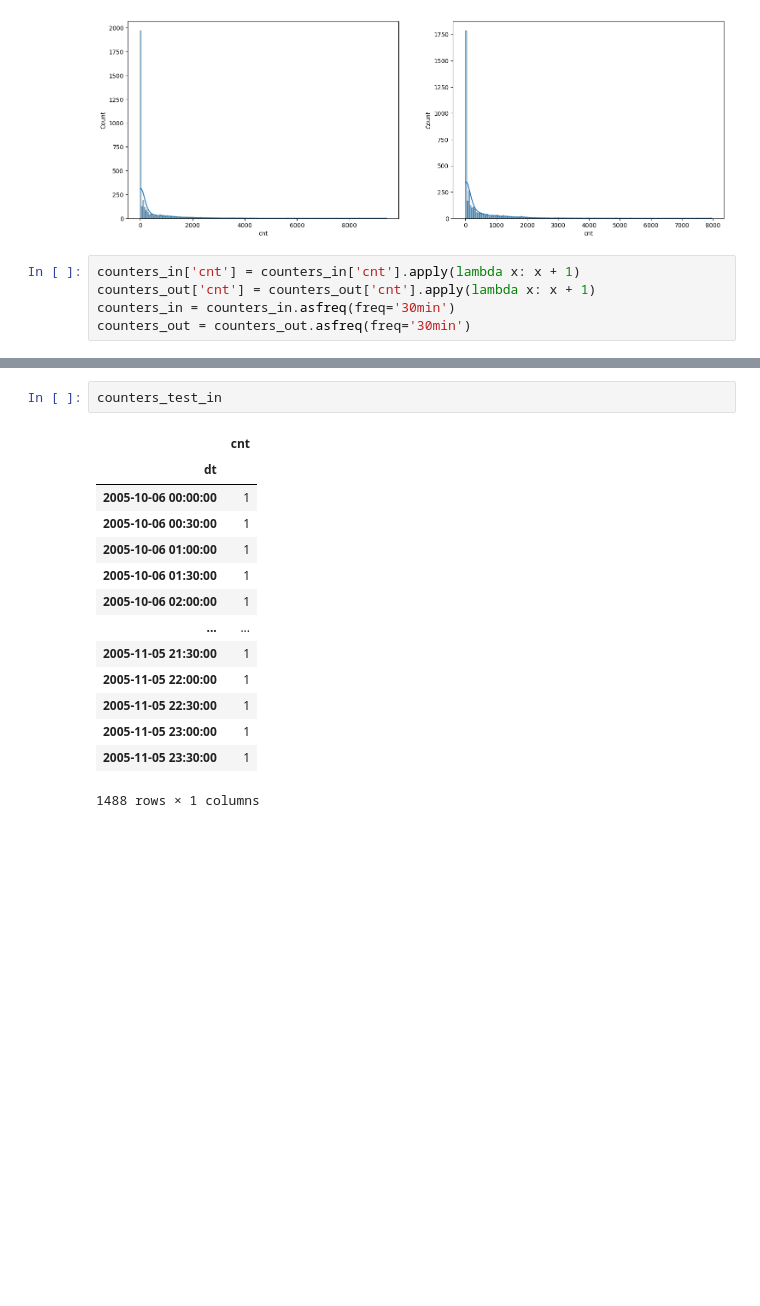
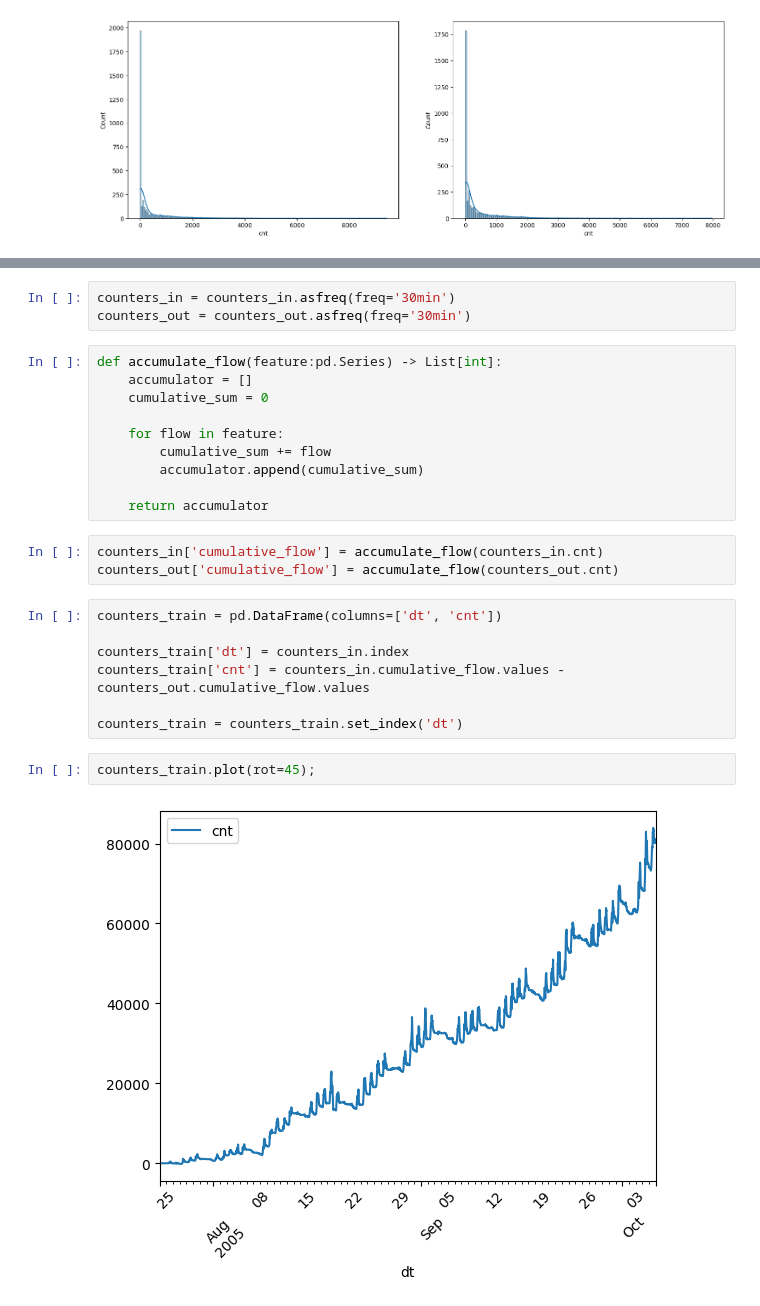
Before and after one commit to daniildiveev/ml-course-shad, a Jupyter notebook: 7th_homework/timeseries-homework.ipynb, the cells around one changed output, grey strips where cells are left out. Cells and saved outputs as stored; diff of their text form; blank space fills up the shorter version.

Commit message:
[MODIFY] added data preprocessing, fitted catboost on seasonal features

```diff
--- a/7th_homework/timeseries-homework.ipynb
+++ b/7th_homework/timeseries-homework.ipynb
@@ -68,8 +38,3 @@ sns.histplot(counters_out.cnt, kde=True, ax=ax[1])
 # %% [output]
 <AxesSubplot: xlabel='cnt', ylabel='Count'>
 [figure]
-# %%
-counters_in['cnt'] = counters_in['cnt'].apply(lambda x: x + 1)
-counters_out['cnt'] = counters_out['cnt'].apply(lambda x: x + 1)
-counters_in = counters_in.asfreq(freq='30min')
-counters_out = counters_out.asfreq(freq='30min')
@@ -168,17 +41,27 @@ counters_test_out = counters_test_out.asfreq(freq='30min')
-# %%
-counters_test_in
-# %% [output]
-|  | cnt |
-| dt |  |
-| 2005-10-06 00:00:00 | 1 |
-| 2005-10-06 00:30:00 | 1 |
-| 2005-10-06 01:00:00 | 1 |
-| 2005-10-06 01:30:00 | 1 |
-| 2005-10-06 02:00:00 | 1 |
-| ... | ... |
-| 2005-11-05 21:30:00 | 1 |
-| 2005-11-05 22:00:00 | 1 |
-| 2005-11-05 22:30:00 | 1 |
-| 2005-11-05 23:00:00 | 1 |
-| 2005-11-05 23:30:00 | 1 |
-1488 rows × 1 columns
+# %%
+counters_in = counters_in.asfreq(freq='30min')
+counters_out = counters_out.asfreq(freq='30min')
+# %%
+def accumulate_flow(feature:pd.Series) -> List[int]:
+    accumulator = []
+    cumulative_sum = 0
+
+    for flow in feature:
+        cumulative_sum += flow
+        accumulator.append(cumulative_sum)
+
+    return accumulator
+# %%
+counters_in['cumulative_flow'] = accumulate_flow(counters_in.cnt)
+counters_out['cumulative_flow'] = accumulate_flow(counters_out.cnt)
+# %%
+counters_train = pd.DataFrame(columns=['dt', 'cnt'])
+
+counters_train['dt'] = counters_in.index
+counters_train['cnt'] = counters_in.cumulative_flow.values - counters_out.cumulative_flow.values
+
+counters_train = counters_train.set_index('dt')
+# %%
+counters_train.plot(rot=45);
+# %% [output]
+[figure, added]
```
Also changed, not shown: parts of 42 cells of this notebook.
